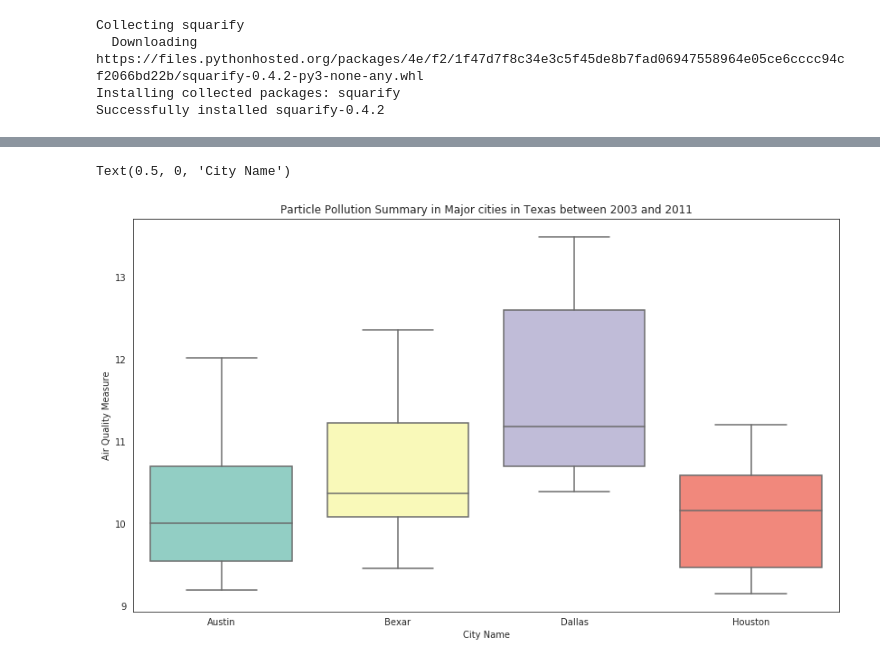
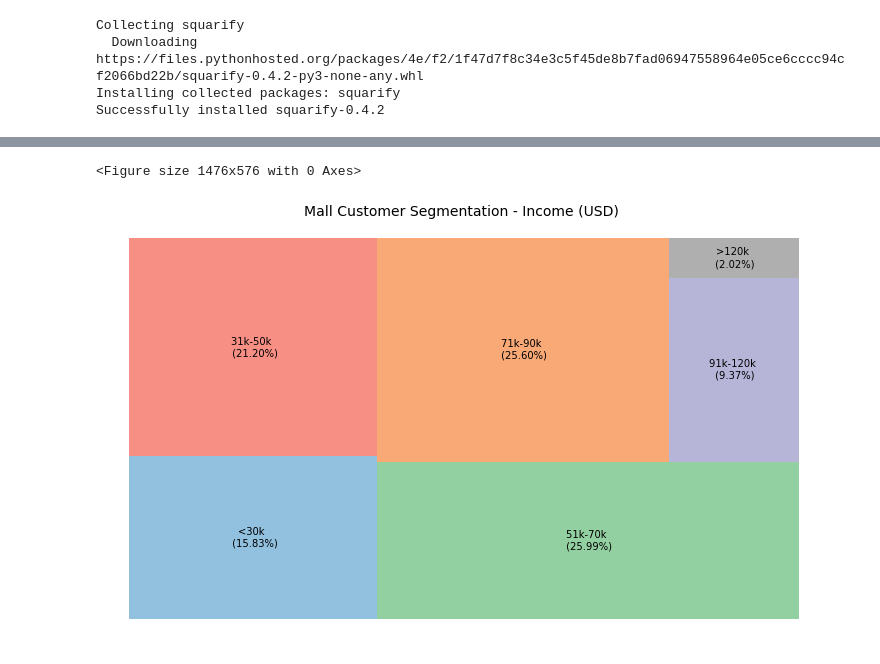
Before and after one commit to Saranyanv/test, a Jupyter notebook: 455_Assignment3.ipynb, the cells around one changed output, grey strips where cells are left out. Cells and saved outputs as stored; diff of their text form; code cells hidden in the pictures.

```diff
--- a/455_Assignment3.ipynb
+++ b/455_Assignment3.ipynb
@@ -106,4 +106,5 @@ Mall_Customers_Agg_Age_Gender_Sorted = Mall_Customers_Agg_Age_Gender.sort_values
 Mall_Customers_Agg_Age = Mall_Customers.groupby(['Age_Range'])['Spending Score (1-100)'].agg('sum').reset_index()
 Mall_Customers_Agg_Age_Sorted = Mall_Customers_Agg_Age.sort_values(by=['Age_Range'])
 # %%
-Mall_Customers_Agg_Age1 = Mall_Customers.groupby(['Gender'])['Spending Score (1-100)'].agg('sum').reset_index()
+Mall_Customers_Agg_Income = Mall_Customers.groupby(['Income_Range'])['Spending Score (1-100)'].agg('sum').reset_index()
+Mall_Customers_Agg_Income_Sorted = Mall_Customers_Agg_Income.sort_values(by=['Income_Range'])
@@ -262,14 +226,2 @@ change_width(ax, .18)
-# %%
-import seaborn as sns
-import matplotlib.pyplot as plt
-sns.set_style("white")
-
-fig, ax = plt.subplots(figsize=(14,8))
-ax = sns.boxplot(y="Air Quality Measure", x="CountyName", data=TX_Air_Quality_big4_agg
-                #, palette=sns.color_palette(palette = ["SteelBlue" , "Salmon", "Grey", "Cyan"])
-                , palette="Set3", saturation=.85)
-ax.set_title("\n".join(wrap("Particle Pollution Summary in Major cities in Texas between 2003 and 2011", 75)))
-ax.set_xlabel('City Name')
-# %% [output]
-Text(0.5, 0, 'City Name')
-[figure, removed]
+# %%
+Mall_Customers_Agg_Income_Sorted['Income_Range_Int']=Mall_Customers_Agg_Income_Sorted['Income_Range'].str[:1]
@@ -275,0 +232,19 @@ Text(0.5, 0, 'City Name')
+# %%
+fig = plt.gcf()
+ax = fig.add_subplot()
+fig.set_size_inches(20.5, 8)
+# %% [output]
+<Figure size 1476x576 with 0 Axes>
+# %%
+plt.figure(figsize=(12,7))
+squarify.plot(label=['<30k \n (15.83%)', '31k-50k \n (21.20%)', '51k-70k \n (25.99%)'
+                     , '71k-90k \n (25.60%)', '91k-120k \n (9.37%)', '>120k \n (2.02%)']
+              ,sizes=Mall_Customers_Agg_Income_Sorted['Spending Score (1-100)']
+              , color = [a(0.6), b(0.6), c(0.6), d(0.6), e(0.6), f(0.6)]
+              , alpha=.6
+             )
+plt.title("Mall Customer Segmentation - Income (USD) \n",fontsize=14)
+plt.axis('off')
+plt.show()
+# %% [output]
+[figure, added]
```
Also changed, not shown: parts of 16 cells of this notebook.
